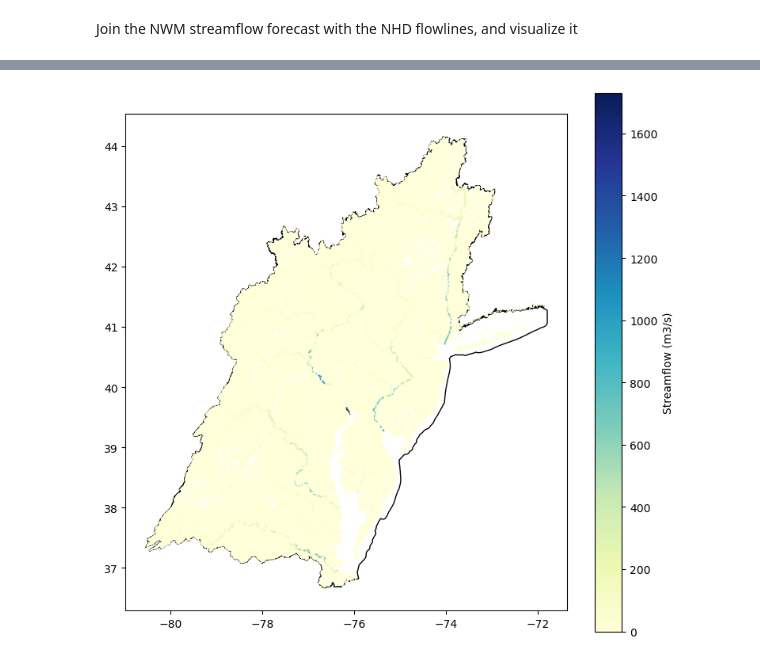
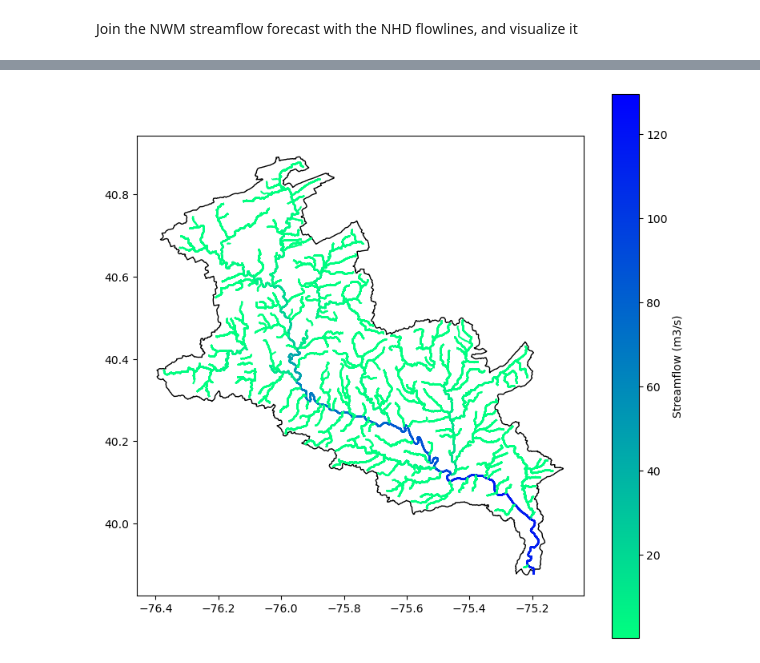
Before and after one commit to azavea/noaa-hydro-data, a Jupyter notebook: src/notebooks/nwm_predictions_by_huc.ipynb, the cells around one changed output, grey strips where cells are left out. Saved outputs shown, nothing was run; the diff lists cells and outputs as text; code cells hidden in the pictures.

```diff
--- a/src/notebooks/nwm_predictions_by_huc.ipynb
+++ b/src/notebooks/nwm_predictions_by_huc.ipynb
@@ -41,7 +69,9 @@ Get the most recent NWM Short Term Forecast day
 fs = s3fs.S3FileSystem(anon=True)
 today = datetime.now().strftime('%Y%m%d')
 
-netcdf_url = f's3://noaa-nwm-pds/nwm.{today}/short_range/nwm.t00z.short_range.channel_rt.f001.conus.nc'
+netcdf_url = f's3://noaa-nwm-pds/nwm.{today}/short_range/nwm.t00z.short_range.channel_rt.*.conus.nc'
+fileset = [fs.open(file) for file in fs.glob(netcdf_url)]
 
-ds = xr.open_dataset(fs.open(netcdf_url), engine='h5netcdf')
+ds = xr.open_mfdataset(fileset, engine='h5netcdf',
+                       data_vars=['streamflow'], coords='minimal', compat='override')
 # %% [output]
@@ -52,10 +82,11 @@ Subset the dataset to only the streams within the HUC-10. Also, pick the first f
 # %%
 %%time
 
-nhd_reaches = set([int(f) for f in flowlines['COMID']])
+nhd_reaches = set([int(f) for f in flowlines['comid']])
 nwm_reaches = set(ds.feature_id.values)
 
 common_reaches = list(set(nwm_reaches).intersection(set(nhd_reaches)))
 
-sub_ds = ds.sel(feature_id=common_reaches, time=f'{today}T01:00:00')
+sub_ds = ds.sel(feature_id=common_reaches)
+df = sub_ds['streamflow'].to_dataframe().swaplevel()
 # %% [output]
@@ -64,7 +97,10 @@ Wall time: 1.12 s
+# %%
+cutoff_percentile = 50.0
+high_streamflow_cutoff = df.groupby('feature_id').mean('streamflow').quantile(cutoff_percentile / 100)[0]
+sub_df = df[df.streamflow > high_streamflow_cutoff]
 # %% [markdown]
 Join the NWM streamflow forecast with the NHD flowlines, and visualize it
 # %%
 %%time
-
-joined = flowlines.merge(sub_ds['streamflow'].to_dataframe(), left_on='COMID', right_on='feature_id')
+joined = flowlines.merge(sub_df, left_on='comid', right_on='feature_id')
 # %% [output]
@@ -73,6 +109,6 @@ Wall time: 771 ms
 # %%
-ax = huc10.plot(facecolor="none", edgecolor="k", figsize=(9, 9))
-joined.plot(ax=ax, column="streamflow", cmap="YlGnBu", legend=True, legend_kwds={"label": "Streamflow (m3/s)"})
+ax = huc.plot(facecolor="none", edgecolor="k", figsize=(9, 9))
+joined.plot(ax=ax, column="streamflow", cmap='winter_r', legend=True, legend_kwds={"label": "Streamflow (m3/s)"})
 ax.figure.set_dpi(100)
 # %% [output]
-[figure, old version]
+[figure, new version]
```
Also changed, not shown: parts of 15 cells of this notebook.
